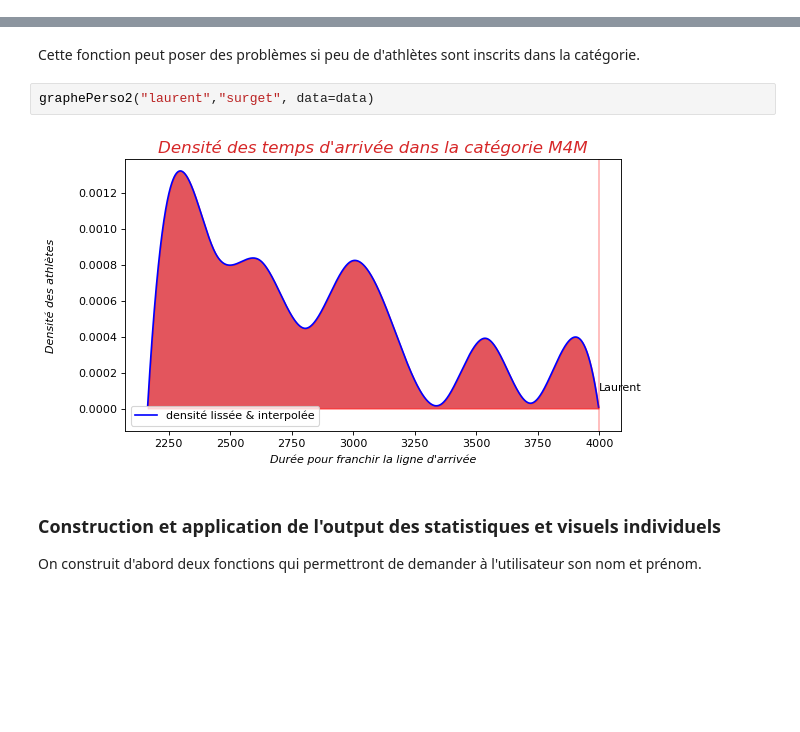
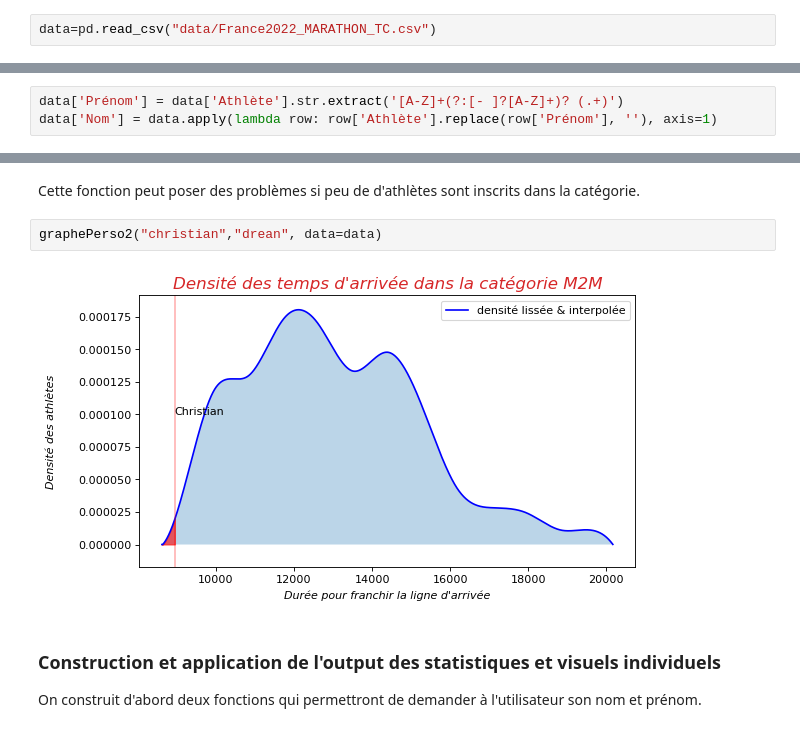
Before and after one commit to Kirscher/ResultAthle, a Jupyter notebook: eda.ipynb, the cells around one changed output, grey strips where cells are left out. Drawn from its saved outputs; the diff is of its cells as text; blank space fills up the shorter version.

```diff
--- a/eda.ipynb
+++ b/eda.ipynb
@@ -35,3 +35,5 @@ data=pd.read_csv("10_km_Riorges.csv")
+# %%
+data=pd.read_csv("data/France2022_MARATHON_TC.csv")
 # %% [markdown]
 Comme chaque jeu de données extrait, nous avons à notre disponibilité le nom et prénom de chaque athlète, leur performance, leur années de naissance, la catégorie à laquelle ils appartiennent, leur temps, ainsi que leur écart de temps avec le premier.
 # %%
@@ -74,3 +61,6 @@ data.groupby('Catégorie').count()
+# %%
+data['Prénom'] = data['Athlète'].str.extract('[A-Z]+(?:[- ]?[A-Z]+)? (.+)')
+data['Nom'] = data.apply(lambda row: row['Athlète'].replace(row['Prénom'], ''), axis=1)
 # %% [markdown]
 On ajoute la variable 'h_duration' qui permet d'obtenir le temps d'arrivée dans le format heures, minutes, secondes, afin d'avoir une variable explicite pour la visualisation.
 # %%
@@ -165,9 +172,9 @@ def graphePerso2(prenom, nom, data=data):
 # %% [markdown]
 Cette fonction peut poser des problèmes si peu de d'athlètes sont inscrits dans la catégorie.
 # %%
-graphePerso2("laurent","surget", data=data)
+graphePerso2("christian","drean", data=data)
 # %% [output]
-[figure, old version]
+[figure, new version]
 # %% [markdown]
 ### Construction et application de l'output des statistiques et visuels individuels
 
```
Also changed, not shown: parts of 48 cells of this notebook.
